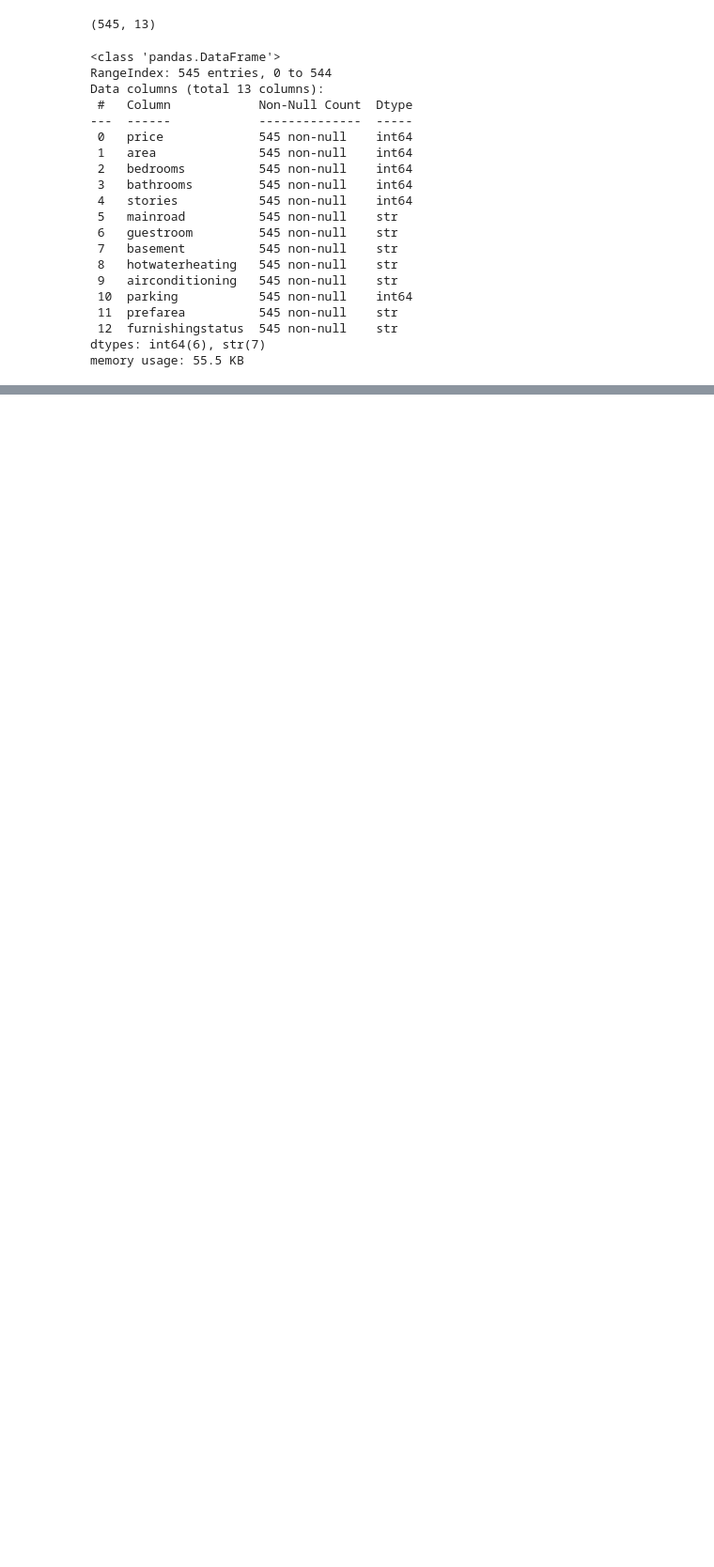
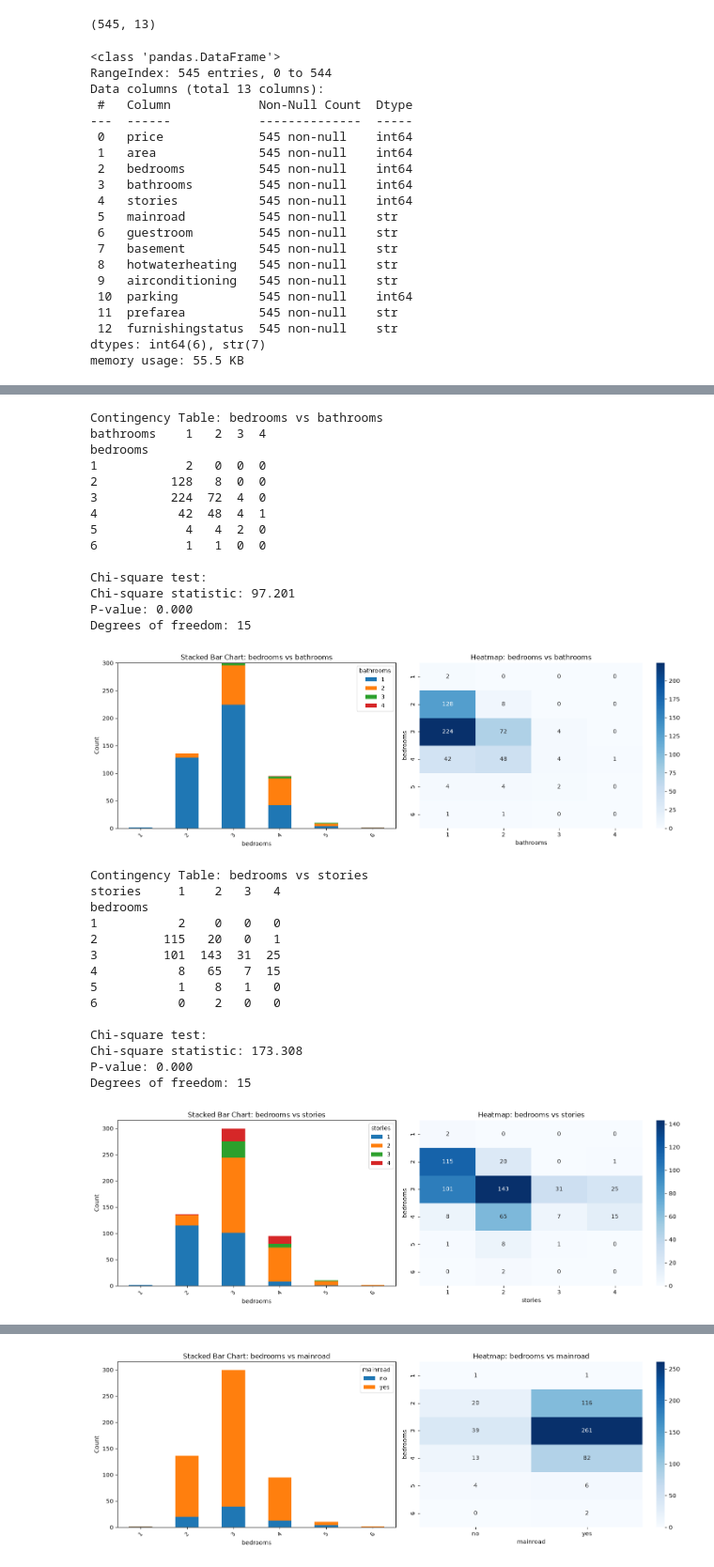
Before and after one commit to mashfiulislam12-glitch/end-to-end-ml-project, a Jupyter notebook: notebook/eda_feature.ipynb, the cells around one changed output, grey strips where cells are left out. Shown at 94% size. Saved outputs shown, nothing was run; the diff lists cells and outputs as text; code cells hidden in the pictures; blank space fills up the shorter version.

```diff
--- a/notebook/eda_feature.ipynb
+++ b/notebook/eda_feature.ipynb
@@ -45,0 +428,72 @@ memory usage: 55.5 KB
+# %%
+def analyze_categorical_pair(df, col1, col2):
+    """
+    Analyze relationship between two categorical variables
+    """
+    # Contingency table
+    contingency = pd.crosstab(df[col1], df[col2])
+    print(f"\nContingency Table: {col1} vs {col2}")
+    print(contingency)
+
+    # Chi-square test
+    from scipy.stats import chi2_contingency
+    chi2, p_value, dof, expected = chi2_contingency(contingency)
+    print(f"\nChi-square test:")
+    print(f"Chi-square statistic: {chi2:.3f}")
+    print(f"P-value: {p_value:.3f}")
+    print(f"Degrees of freedom: {dof}")
+
+    # Visualizations
+    fig, axes = plt.subplots(1, 2, figsize=(15, 5))
+
+    # Stacked bar chart
+    contingency.plot(kind='bar', stacked=True, ax=axes[0])
+    axes[0].set_title(f'Stacked Bar Chart: {col1} vs {col2}')
+    axes[0].set_xlabel(col1)
+    axes[0].set_ylabel('Count')
+    axes[0].legend(title=col2)
+    axes[0].tick_params(axis='x', rotation=45)
+
+    # Heatmap
+    sns.heatmap(contingency, annot=True, fmt='d', cmap='Blues', ax=axes[1])
+    axes[1].set_title(f'Heatmap: {col1} vs {col2}')
+
+    plt.tight_layout()
+    plt.show()
+# %%
+for i in range(len(cat_cols)):
+    for j in range(i+1,len(cat_cols)):
+        col1=cat_cols[i]
+        col2=cat_cols[j]
+        analyze_categorical_pair(df,col1,col2)
+# %% [output]
+Contingency Table: bedrooms vs bathrooms
+bathrooms    1   2  3  4
+bedrooms
+1            2   0  0  0
+2          128   8  0  0
+3          224  72  4  0
+4           42  48  4  1
+5            4   4  2  0
+6            1   1  0  0
+
+Chi-square test:
+Chi-square statistic: 97.201
+P-value: 0.000
+Degrees of freedom: 15
+[figure, added]
+Contingency Table: bedrooms vs stories
+stories     1    2   3   4
+bedrooms
+1           2    0   0   0
+2         115   20   0   1
+3         101  143  31  25
+4           8   65   7  15
+5           1    8   1   0
+6           0    2   0   0
+
+Chi-square test:
+Chi-square statistic: 173.308
+P-value: 0.000
+Degrees of freedom: 15
+[figure, added]
@@ -45,0 +514 @@ memory usage: 55.5 KB
+[figure, added]
```
Also changed, not shown: parts of 21 cells of this notebook, 10 other files.
